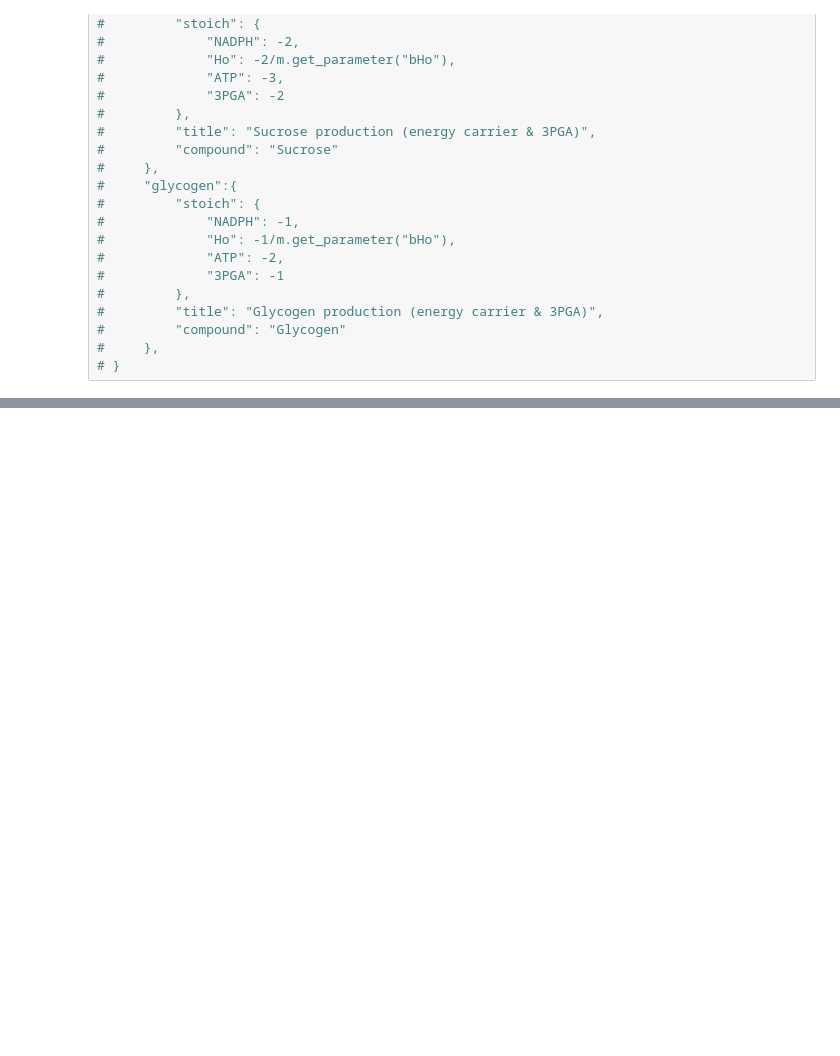
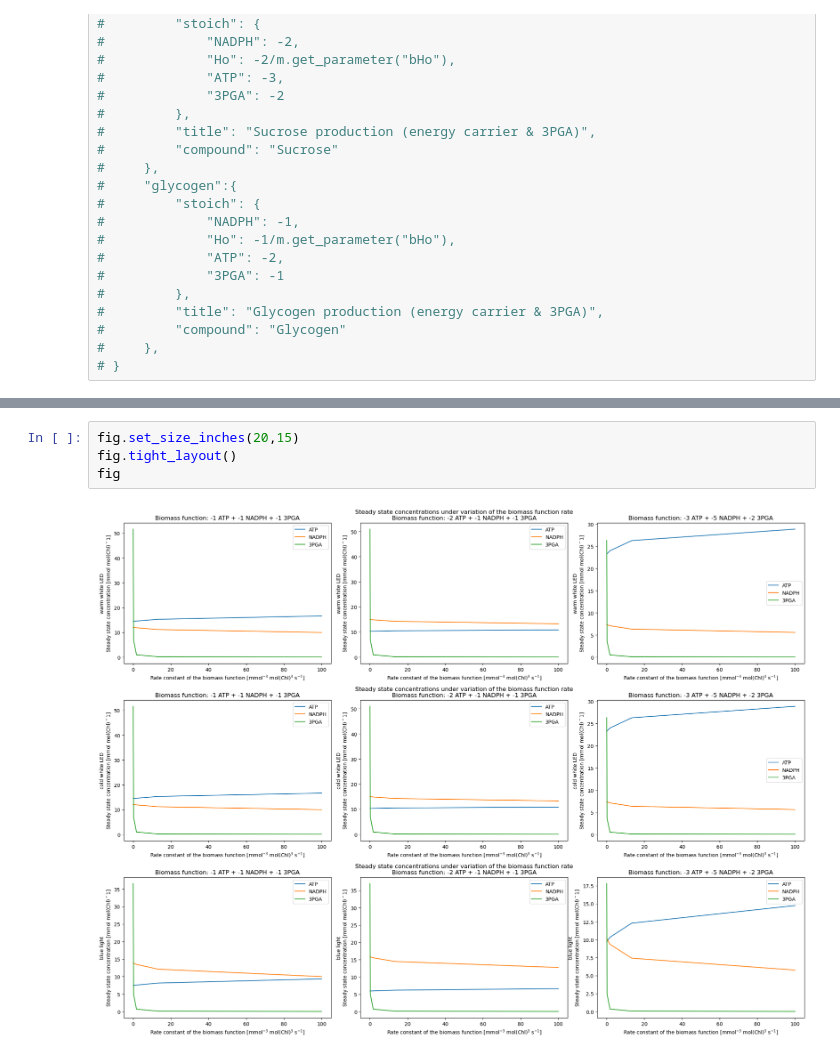
Before and after one commit to Computational-Biology-Aachen/synechocystis-photosynthesis-2024, a Jupyter notebook: Notebooks/function_andreas.ipynb, the cells around one changed output, grey strips where cells are left out. Drawn from its saved outputs; the diff is of its cells as text; blank space fills up the shorter version.

```diff
--- a/Notebooks/function_andreas.ipynb
+++ b/Notebooks/function_andreas.ipynb
@@ -194,0 +202,6 @@ fig
+# %%
+fig.set_size_inches(20,15)
+fig.tight_layout()
+fig
+# %% [output]
+[figure, added]
```
Also changed, not shown: parts of 2 cells of this notebook.
